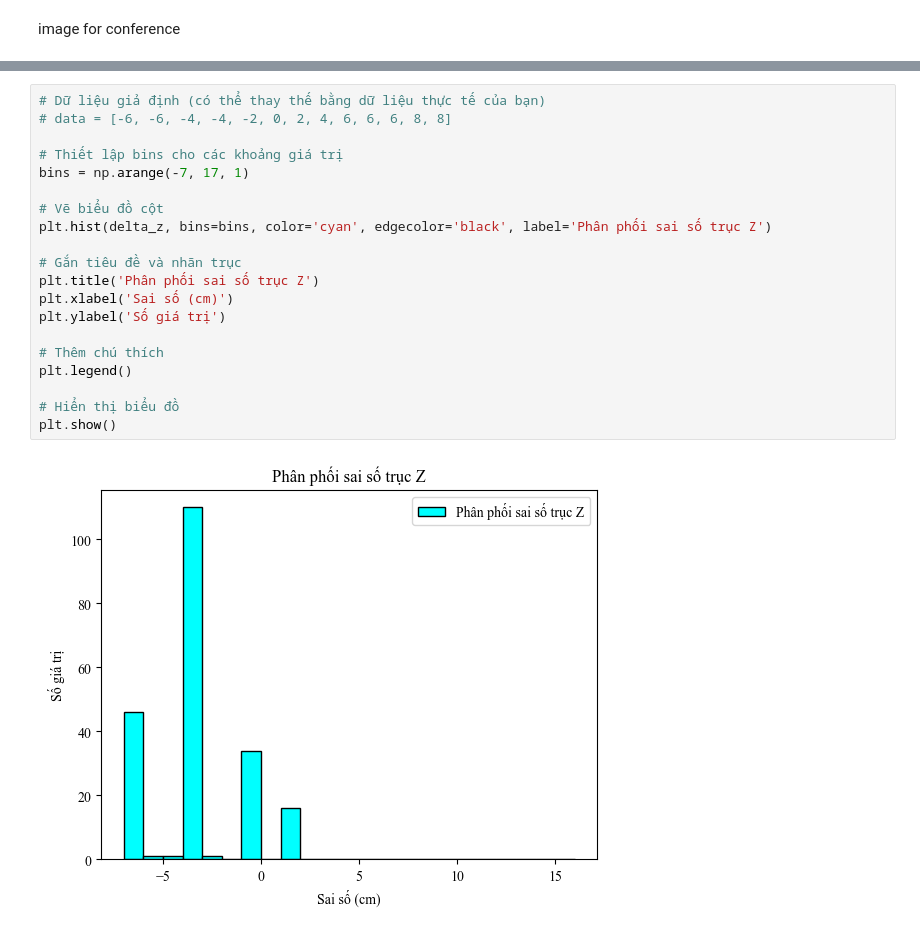
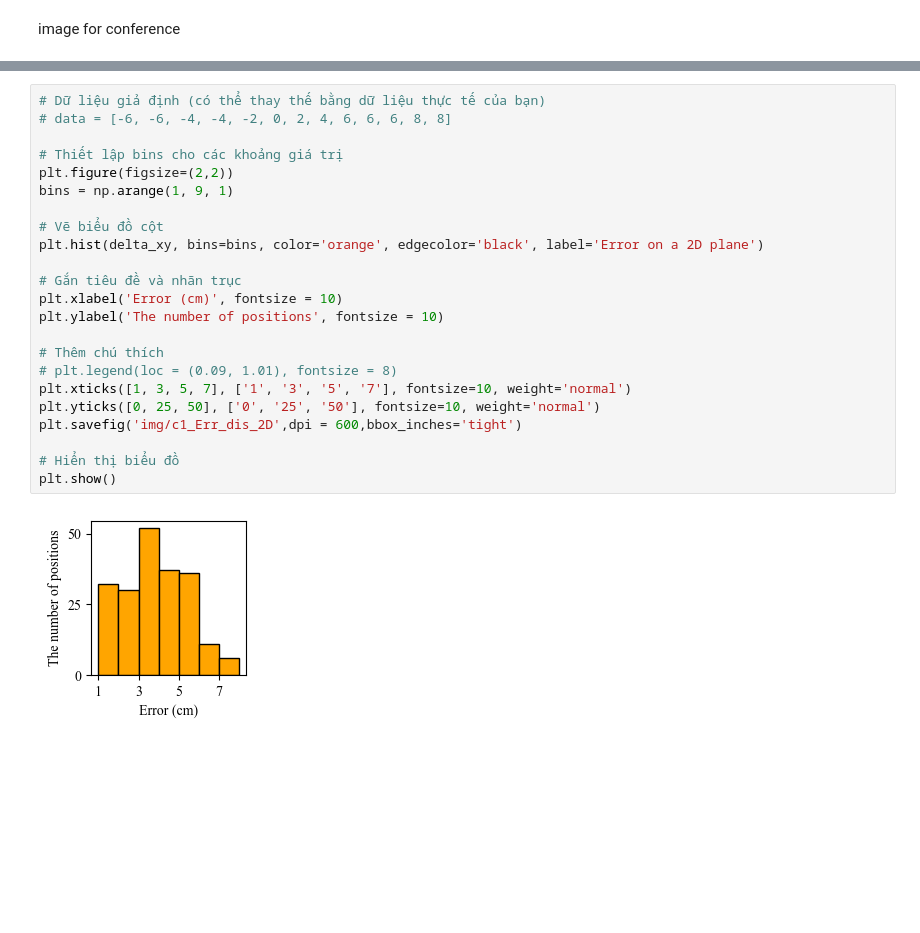
Before and after one commit to nguyendinhquan140701/LEDs_Data_Processing, a Jupyter notebook: Encode_Decode/draw/c1_position.ipynb, the cells around one changed output, grey strips where cells are left out. Drawn from its saved outputs; the diff is of its cells as text; blank space fills up the shorter version.

```diff
--- a/Encode_Decode/draw/c1_position.ipynb
+++ b/Encode_Decode/draw/c1_position.ipynb
@@ -226,22 +251,25 @@ plt.show()
 # %%
 # Dữ liệu giả định (có thể thay thế bằng dữ liệu thực tế của bạn)
 # data = [-6, -6, -4, -4, -2, 0, 2, 4, 6, 6, 6, 8, 8]
 
 # Thiết lập bins cho các khoảng giá trị
-bins = np.arange(-7, 17, 1)
+plt.figure(figsize=(2,2))
+bins = np.arange(1, 9, 1)
 
 # Vẽ biểu đồ cột
-plt.hist(delta_z, bins=bins, color='cyan', edgecolor='black', label='Phân phối sai số trục Z')
+plt.hist(delta_xy, bins=bins, color='orange', edgecolor='black', label='Error on a 2D plane')
 
 # Gắn tiêu đề và nhãn trục
-plt.title('Phân phối sai số trục Z')
-plt.xlabel('Sai số (cm)')
-plt.ylabel('Số giá trị')
+plt.xlabel('Error (cm)', fontsize = 10)
+plt.ylabel('The number of positions', fontsize = 10)
 
 # Thêm chú thích
-plt.legend()
+# plt.legend(loc = (0.09, 1.01), fontsize = 8)
+plt.xticks([1, 3, 5, 7], ['1', '3', '5', '7'], fontsize=10, weight='normal')
+plt.yticks([0, 25, 50], ['0', '25', '50'], fontsize=10, weight='normal')
+plt.savefig('img/c1_Err_dis_2D',dpi = 600,bbox_inches='tight')
 
 # Hiển thị biểu đồ
 plt.show()
 # %% [output]
-[figure, old version]
+[figure, new version]
```
Also changed, not shown: parts of 12 cells of this notebook, 31 other files.
